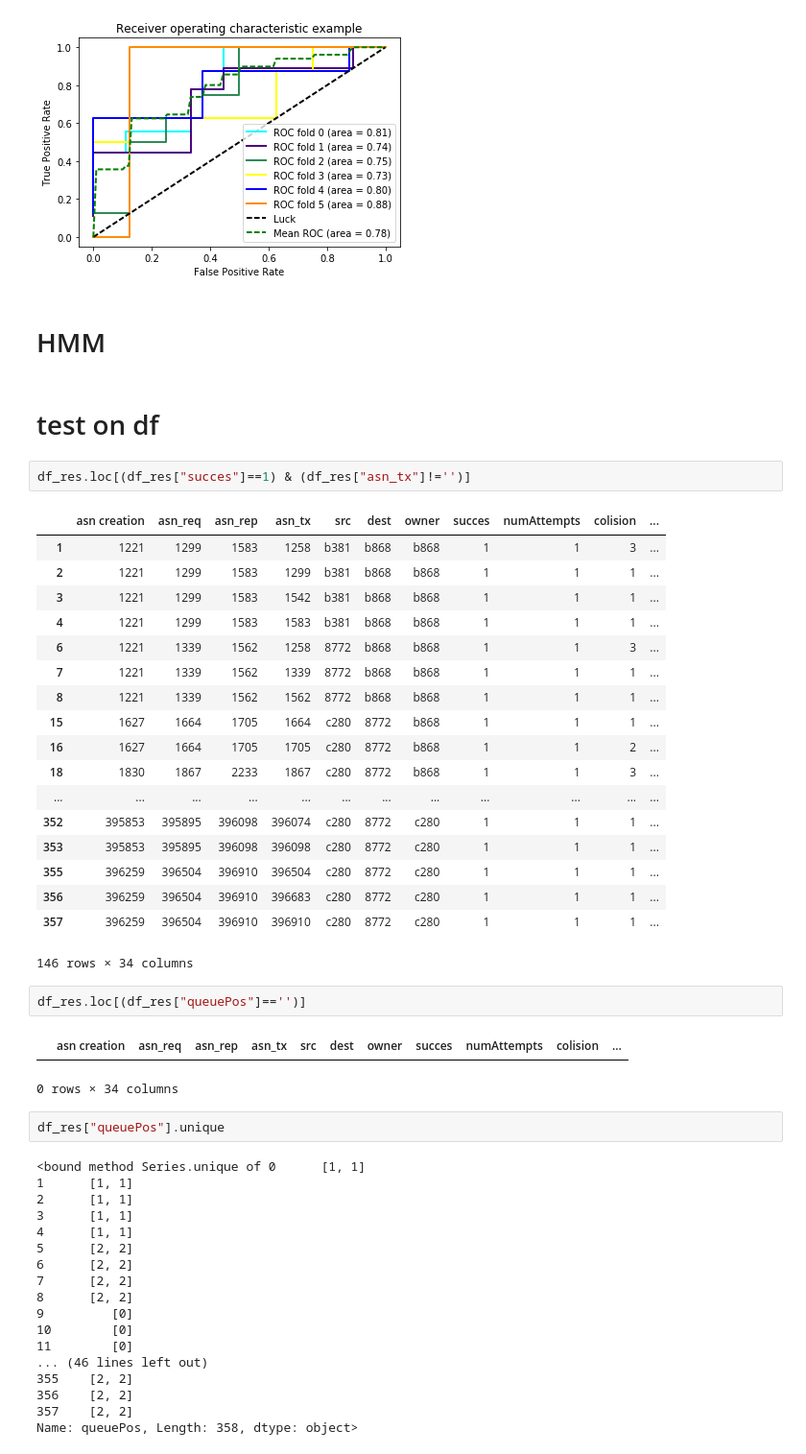
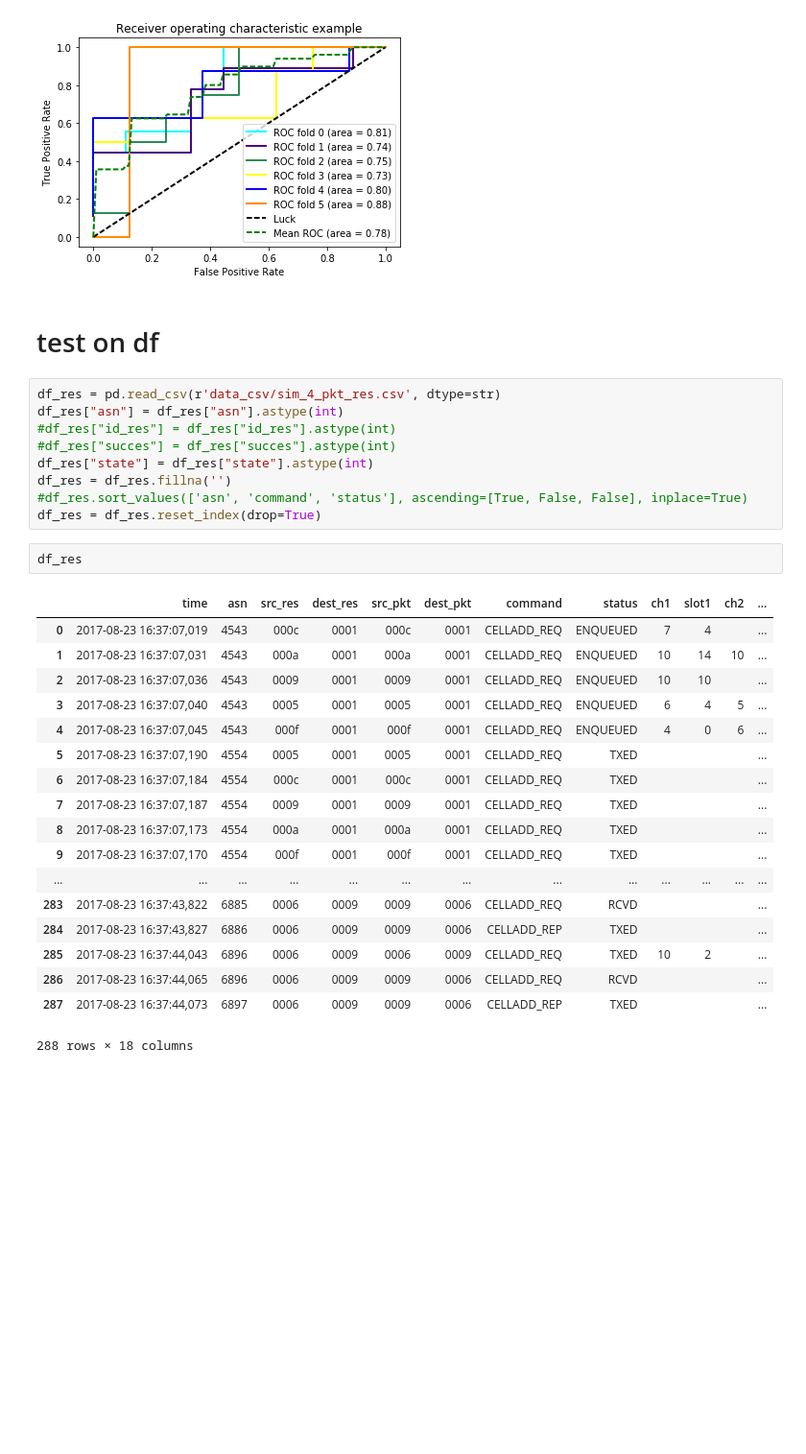
Before and after one commit to pomme-abricot/openwsn-sw, a Jupyter notebook: software/openAnalyzer/TEST_lecture_de_fichier.ipynb, the cells around one changed output. Shown at 96% size. Drawn from its saved outputs; the diff is of its cells as text; blank space fills up the shorter version.

```diff
--- a/software/openAnalyzer/TEST_lecture_de_fichier.ipynb
+++ b/software/openAnalyzer/TEST_lecture_de_fichier.ipynb
@@ -702,53 +756,35 @@ plt.legend(loc="lower right")
 plt.show()
 # %% [output]
 [figure]
-# %% [markdown]
-# HMM
 # %% [markdown]
 # test on df
-# %%
-df_res.loc[(df_res["succes"]==1) & (df_res["asn_tx"]!='')]
-# %% [output]
-|  | asn creation | asn_req | asn_rep | asn_tx | src | dest | owner | succes | numAttempts | colision | ... |
-| 1 | 1221 | 1299 | 1583 | 1258 | b381 | b868 | b868 | 1 | 1 | 3 | ... |
-| 2 | 1221 | 1299 | 1583 | 1299 | b381 | b868 | b868 | 1 | 1 | 1 | ... |
-| 3 | 1221 | 1299 | 1583 | 1542 | b381 | b868 | b868 | 1 | 1 | 1 | ... |
-| 4 | 1221 | 1299 | 1583 | 1583 | b381 | b868 | b868 | 1 | 1 | 1 | ... |
-| 6 | 1221 | 1339 | 1562 | 1258 | 8772 | b868 | b868 | 1 | 1 | 3 | ... |
-| 7 | 1221 | 1339 | 1562 | 1339 | 8772 | b868 | b868 | 1 | 1 | 1 | ... |
-| 8 | 1221 | 1339 | 1562 | 1562 | 8772 | b868 | b868 | 1 | 1 | 1 | ... |
-| 15 | 1627 | 1664 | 1705 | 1664 | c280 | 8772 | b868 | 1 | 1 | 1 | ... |
-| 16 | 1627 | 1664 | 1705 | 1705 | c280 | 8772 | b868 | 1 | 1 | 2 | ... |
-| 18 | 1830 | 1867 | 2233 | 1867 | c280 | 8772 | b868 | 1 | 1 | 3 | ... |
-| ... | ... | ... | ... | ... | ... | ... | ... | ... | ... | ... | ... |
-| 352 | 395853 | 395895 | 396098 | 396074 | c280 | 8772 | c280 | 1 | 1 | 1 | ... |
-| 353 | 395853 | 395895 | 396098 | 396098 | c280 | 8772 | c280 | 1 | 1 | 1 | ... |
-| 355 | 396259 | 396504 | 396910 | 396504 | c280 | 8772 | c280 | 1 | 1 | 1 | ... |
-| 356 | 396259 | 396504 | 396910 | 396683 | c280 | 8772 | c280 | 1 | 1 | 1 | ... |
-| 357 | 396259 | 396504 | 396910 | 396910 | c280 | 8772 | c280 | 1 | 1 | 1 | ... |
-146 rows × 34 columns
-# %%
-df_res.loc[(df_res["queuePos"]=='')]
-# %% [output]
-|  | asn creation | asn_req | asn_rep | asn_tx | src | dest | owner | succes | numAttempts | colision | ... |
-0 rows × 34 columns
+# %%
+df_res = pd.read_csv(r'data_csv/sim_4_pkt_res.csv', dtype=str)
+df_res["asn"] = df_res["asn"].astype(int)
+#df_res["id_res"] = df_res["id_res"].astype(int)
+#df_res["succes"] = df_res["succes"].astype(int)
+df_res["state"] = df_res["state"].astype(int)
+df_res = df_res.fillna('')
+#df_res.sort_values(['asn', 'command', 'status'], ascending=[True, False, False], inplace=True)
+df_res = df_res.reset_index(drop=True)
 # %%
-df_res["queuePos"].unique
+df_res
 # %% [output]
+|  | time | asn | src_res | dest_res | src_pkt | dest_pkt | command | status | ch1 | slot1 | ch2 | ... |
+| 0 | 2017-08-23 16:37:07,019 | 4543 | 000c | 0001 | 000c | 0001 | CELLADD_REQ | ENQUEUED | 7 | 4 |  | ... |
+| 1 | 2017-08-23 16:37:07,031 | 4543 | 000a | 0001 | 000a | 0001 | CELLADD_REQ | ENQUEUED | 10 | 14 | 10 | ... |
+| 2 | 2017-08-23 16:37:07,036 | 4543 | 0009 | 0001 | 0009 | 0001 | CELLADD_REQ | ENQUEUED | 10 | 10 |  | ... |
+| 3 | 2017-08-23 16:37:07,040 | 4543 | 0005 | 0001 | 0005 | 0001 | CELLADD_REQ | ENQUEUED | 6 | 4 | 5 | ... |
+| 4 | 2017-08-23 16:37:07,045 | 4543 | 000f | 0001 | 000f | 0001 | CELLADD_REQ | ENQUEUED | 4 | 0 | 6 | ... |
+| 5 | 2017-08-23 16:37:07,190 | 4554 | 0005 | 0001 | 0005 | 0001 | CELLADD_REQ | TXED |  |  |  | ... |
+| 6 | 2017-08-23 16:37:07,184 | 4554 | 000c | 0001 | 000c | 0001 | CELLADD_REQ | TXED |  |  |  | ... |
+| 7 | 2017-08-23 16:37:07,187 | 4554 | 0009 | 0001 | 0009 | 0001 | CELLADD_REQ | TXED |  |  |  | ... |
+| 8 | 2017-08-23 16:37:07,173 | 4554 | 000a | 0001 | 000a | 0001 | CELLADD_REQ | TXED |  |  |  | ... |
+| 9 | 2017-08-23 16:37:07,170 | 4554 | 000f | 0001 | 000f | 0001 | CELLADD_REQ | TXED |  |  |  | ... |
+| ... | ... | ... | ... | ... | ... | ... | ... | ... | ... | ... | ... | ... |
+| 283 | 2017-08-23 16:37:43,822 | 6885 | 0006 | 0009 | 0009 | 0006 | CELLADD_REQ | RCVD |  |  |  | ... |
+| 284 | 2017-08-23 16:37:43,827 | 6886 | 0006 | 0009 | 0009 | 0006 | CELLADD_REP | TXED |  |  |  | ... |
+| 285 | 2017-08-23 16:37:44,043 | 6896 | 0006 | 0009 | 0006 | 0009 | CELLADD_REQ | TXED | 10 | 2 |  | ... |
+| 286 | 2017-08-23 16:37:44,065 | 6896 | 0006 | 0009 | 0009 | 0006 | CELLADD_REQ | RCVD |  |  |  | ... |
+| 287 | 2017-08-23 16:37:44,073 | 6897 | 0006 | 0009 | 0009 | 0006 | CELLADD_REP | TXED |  |  |  | ... |
-<bound method Series.unique of 0      [1, 1]
-1      [1, 1]
-2      [1, 1]
-3      [1, 1]
-4      [1, 1]
-5      [2, 2]
-6      [2, 2]
-7      [2, 2]
-8      [2, 2]
-9         [0]
-10        [0]
-11        [0]
-... (46 lines left out)
-355    [2, 2]
-356    [2, 2]
-357    [2, 2]
-Name: queuePos, Length: 358, dtype: object>
+288 rows × 18 columns
```
Also changed, not shown: parts of 29 cells of this notebook, 10 other files.
